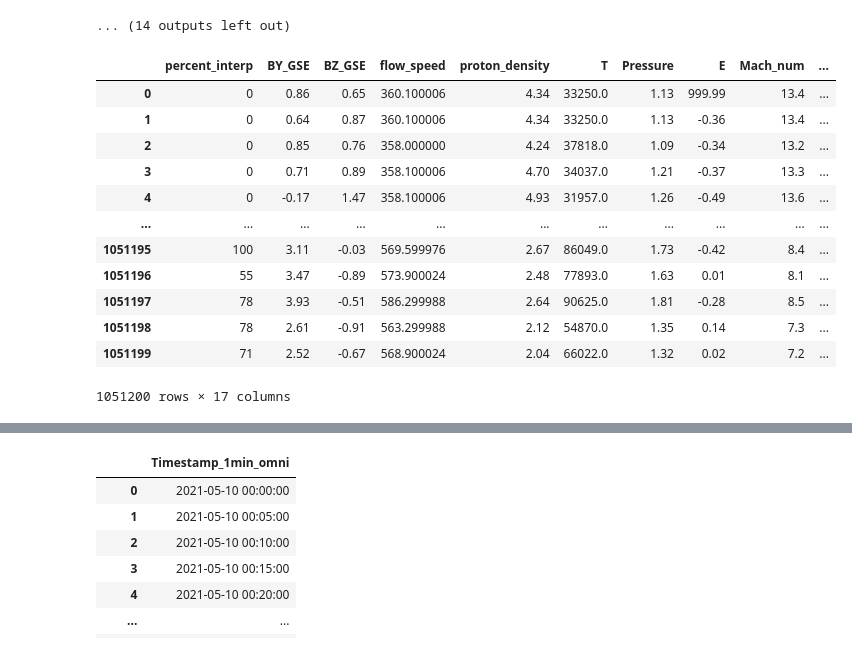
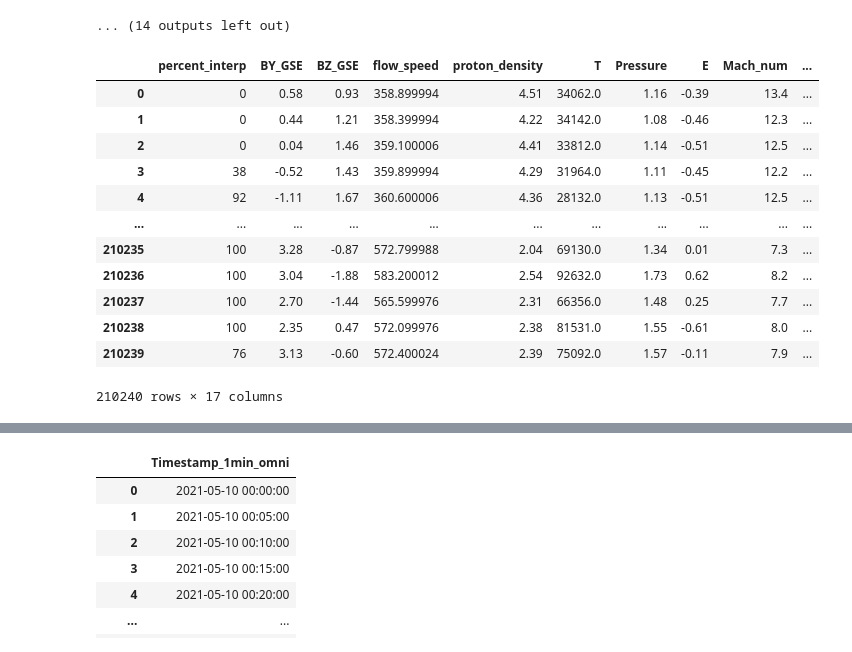
Before and after one commit to reddy-sachin/REPPU-ESN2, a Jupyter notebook: SR_ML/get_omni.ipynb, the cells around one changed output, grey strips where cells are left out. Cells and saved outputs as stored; diff of their text form; code cells hidden in the pictures.

```diff
--- a/SR_ML/get_omni.ipynb
+++ b/SR_ML/get_omni.ipynb
@@ -117,23 +117,23 @@ Processing:  2021 12
 ... (14 outputs left out)
 # %%
 #import_path=r'/Users/sr2/My Drive/Career/Employment/Current/JSPS/Research/Analysis/Apr-24/data/omni/omni_hro_5min_2021-2022.csv'
-import_path = r'omni_hro_1min_2021-2022.csv'
+import_path = r'omni_hro_5min_2021-2022.csv'
 omni_df = pd.read_csv(import_path)
 omni_df
 # %% [output]
 |  | percent_interp | BY_GSE | BZ_GSE | flow_speed | proton_density | T | Pressure | E | Mach_num | ... |
-| 0 | 0 | 0.86 | 0.65 | 360.100006 | 4.34 | 33250.0 | 1.13 | 999.99 | 13.4 | ... |
-| 1 | 0 | 0.64 | 0.87 | 360.100006 | 4.34 | 33250.0 | 1.13 | -0.36 | 13.4 | ... |
-| 2 | 0 | 0.85 | 0.76 | 358.000000 | 4.24 | 37818.0 | 1.09 | -0.34 | 13.2 | ... |
-| 3 | 0 | 0.71 | 0.89 | 358.100006 | 4.70 | 34037.0 | 1.21 | -0.37 | 13.3 | ... |
-| 4 | 0 | -0.17 | 1.47 | 358.100006 | 4.93 | 31957.0 | 1.26 | -0.49 | 13.6 | ... |
+| 0 | 0 | 0.58 | 0.93 | 358.899994 | 4.51 | 34062.0 | 1.16 | -0.39 | 13.4 | ... |
+| 1 | 0 | 0.44 | 1.21 | 358.399994 | 4.22 | 34142.0 | 1.08 | -0.46 | 12.3 | ... |
+| 2 | 0 | 0.04 | 1.46 | 359.100006 | 4.41 | 33812.0 | 1.14 | -0.51 | 12.5 | ... |
+| 3 | 38 | -0.52 | 1.43 | 359.899994 | 4.29 | 31964.0 | 1.11 | -0.45 | 12.2 | ... |
+| 4 | 92 | -1.11 | 1.67 | 360.600006 | 4.36 | 28132.0 | 1.13 | -0.51 | 12.5 | ... |
 | ... | ... | ... | ... | ... | ... | ... | ... | ... | ... | ... |
-| 1051195 | 100 | 3.11 | -0.03 | 569.599976 | 2.67 | 86049.0 | 1.73 | -0.42 | 8.4 | ... |
-| 1051196 | 55 | 3.47 | -0.89 | 573.900024 | 2.48 | 77893.0 | 1.63 | 0.01 | 8.1 | ... |
-| 1051197 | 78 | 3.93 | -0.51 | 586.299988 | 2.64 | 90625.0 | 1.81 | -0.28 | 8.5 | ... |
-| 1051198 | 78 | 2.61 | -0.91 | 563.299988 | 2.12 | 54870.0 | 1.35 | 0.14 | 7.3 | ... |
-| 1051199 | 71 | 2.52 | -0.67 | 568.900024 | 2.04 | 66022.0 | 1.32 | 0.02 | 7.2 | ... |
+| 210235 | 100 | 3.28 | -0.87 | 572.799988 | 2.04 | 69130.0 | 1.34 | 0.01 | 7.3 | ... |
+| 210236 | 100 | 3.04 | -1.88 | 583.200012 | 2.54 | 92632.0 | 1.73 | 0.62 | 8.2 | ... |
+| 210237 | 100 | 2.70 | -1.44 | 565.599976 | 2.31 | 66356.0 | 1.48 | 0.25 | 7.7 | ... |
+| 210238 | 100 | 2.35 | 0.47 | 572.099976 | 2.38 | 81531.0 | 1.55 | -0.61 | 8.0 | ... |
+| 210239 | 76 | 3.13 | -0.60 | 572.400024 | 2.39 | 75092.0 | 1.57 | -0.11 | 7.9 | ... |
-1051200 rows × 17 columns
+210240 rows × 17 columns
 # %%
 def clean_omni(df):
     df = df.copy()
```
Also changed, not shown: parts of 7 cells of this notebook, 7 other files.
